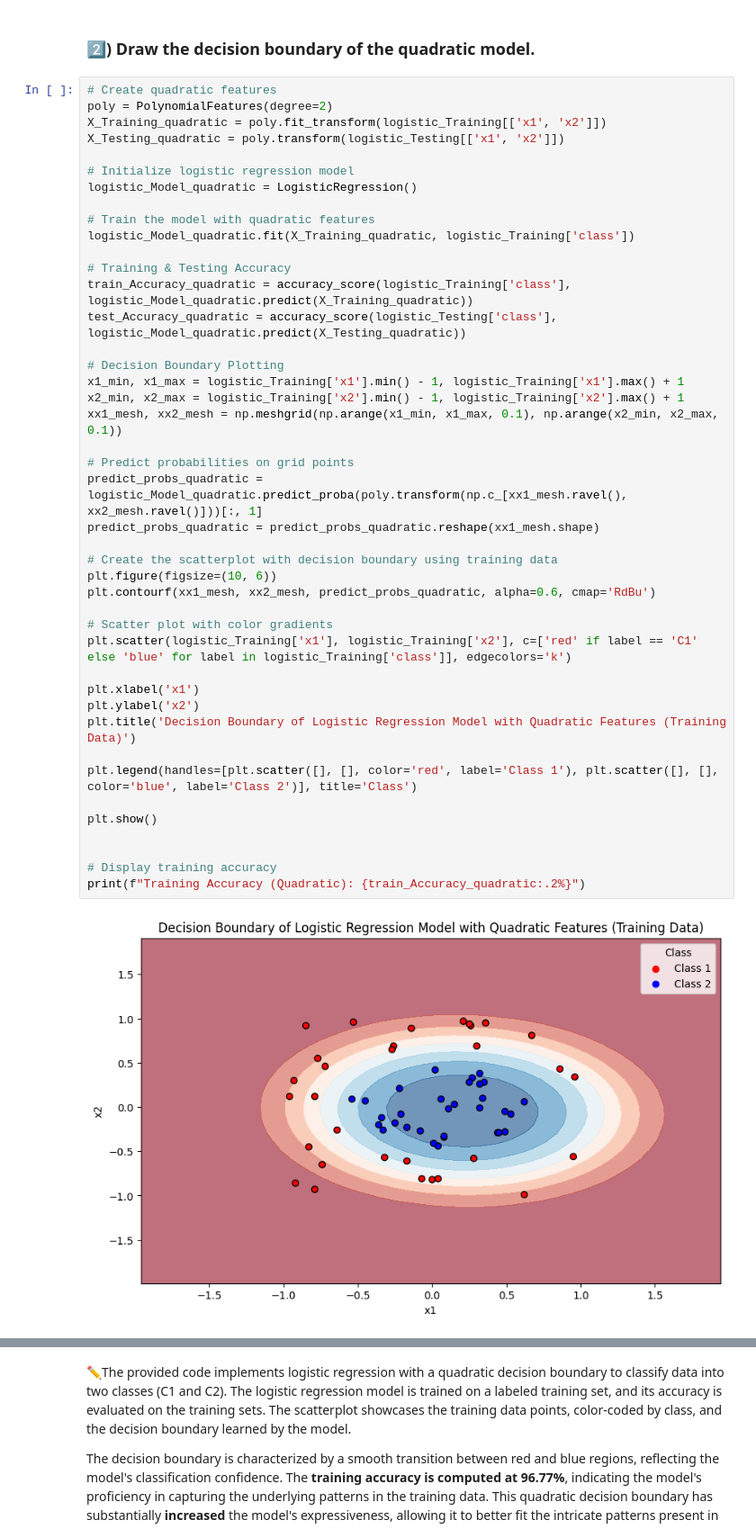
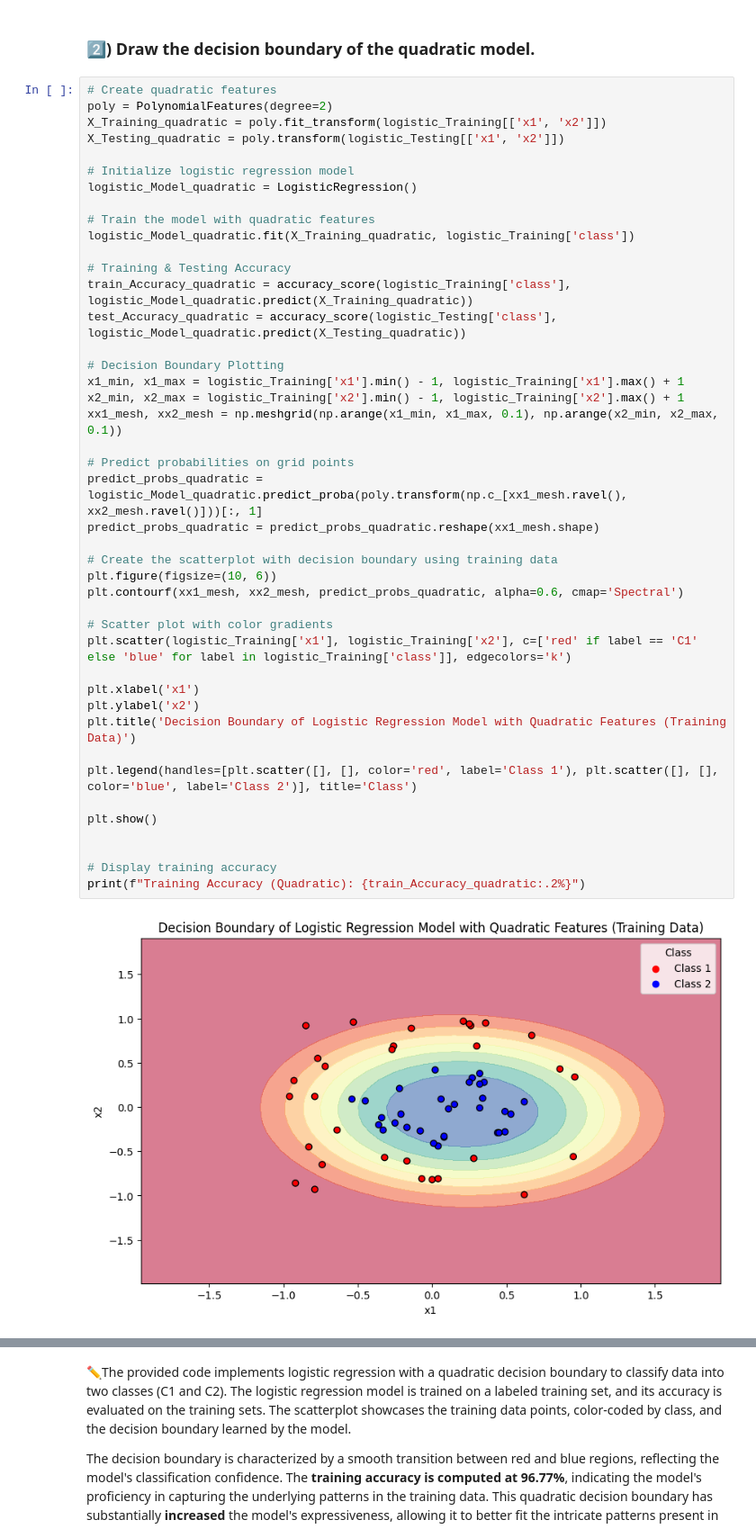
Before and after one commit to Omarmasalmah/Machine_Learning-Assignment_-2-, a Jupyter notebook: main.ipynb, the cells around one changed output, grey strips where cells are left out. Shown at 90% size. Saved outputs shown, nothing was run; the diff lists cells and outputs as text.

```diff
--- a/main.ipynb
+++ b/main.ipynb
@@ -306,35 +306,35 @@ logistic_Model_quadratic.fit(X_Training_quadratic, logistic_Training['class'])
 train_Accuracy_quadratic = accuracy_score(logistic_Training['class'], logistic_Model_quadratic.predict(X_Training_quadratic))
 test_Accuracy_quadratic = accuracy_score(logistic_Testing['class'], logistic_Model_quadratic.predict(X_Testing_quadratic))
 
 # Decision Boundary Plotting
 x1_min, x1_max = logistic_Training['x1'].min() - 1, logistic_Training['x1'].max() + 1
 x2_min, x2_max = logistic_Training['x2'].min() - 1, logistic_Training['x2'].max() + 1
 xx1_mesh, xx2_mesh = np.meshgrid(np.arange(x1_min, x1_max, 0.1), np.arange(x2_min, x2_max, 0.1))
 
 # Predict probabilities on grid points
 predict_probs_quadratic = logistic_Model_quadratic.predict_proba(poly.transform(np.c_[xx1_mesh.ravel(), xx2_mesh.ravel()]))[:, 1]
 predict_probs_quadratic = predict_probs_quadratic.reshape(xx1_mesh.shape)
 
 # Create the scatterplot with decision boundary using training data
 plt.figure(figsize=(10, 6))
-plt.contourf(xx1_mesh, xx2_mesh, predict_probs_quadratic, alpha=0.6, cmap='RdBu')
+plt.contourf(xx1_mesh, xx2_mesh, predict_probs_quadratic, alpha=0.6, cmap='Spectral')
 
 # Scatter plot with color gradients
 plt.scatter(logistic_Training['x1'], logistic_Training['x2'], c=['red' if label == 'C1' else 'blue' for label in logistic_Training['class']], edgecolors='k')
 
 plt.xlabel('x1')
 plt.ylabel('x2')
 plt.title('Decision Boundary of Logistic Regression Model with Quadratic Features (Training Data)')
 
 plt.legend(handles=[plt.scatter([], [], color='red', label='Class 1'), plt.scatter([], [], color='blue', label='Class 2')], title='Class')
 
 plt.show()
 
 
 # Display training accuracy
 print(f"Training Accuracy (Quadratic): {train_Accuracy_quadratic:.2%}")
 # %% [output]
-[figure, old version]
+[figure, new version]
 Training Accuracy (Quadratic): 96.77%
 # %% [markdown]
 ✏️The provided code implements logistic regression with a quadratic decision boundary to classify data into two classes (C1 and C2).
```
Also changed, not shown: parts of 3 cells of this notebook.
